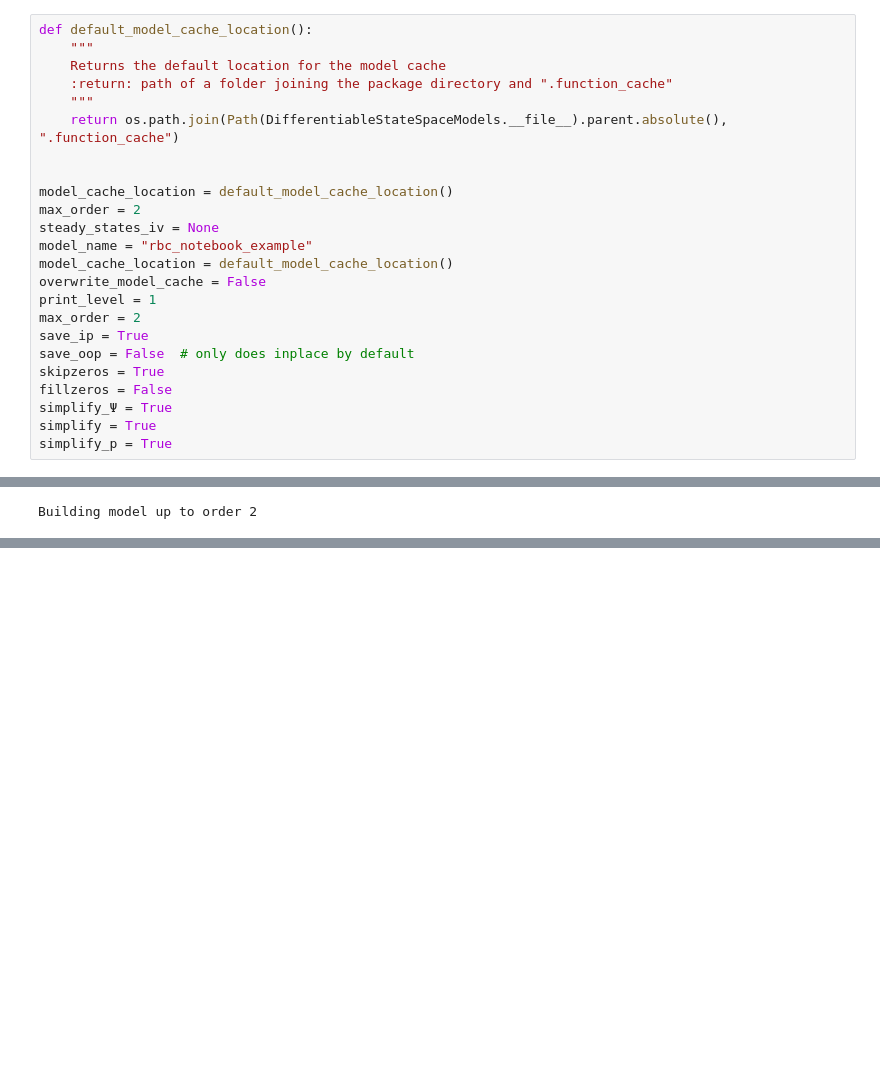
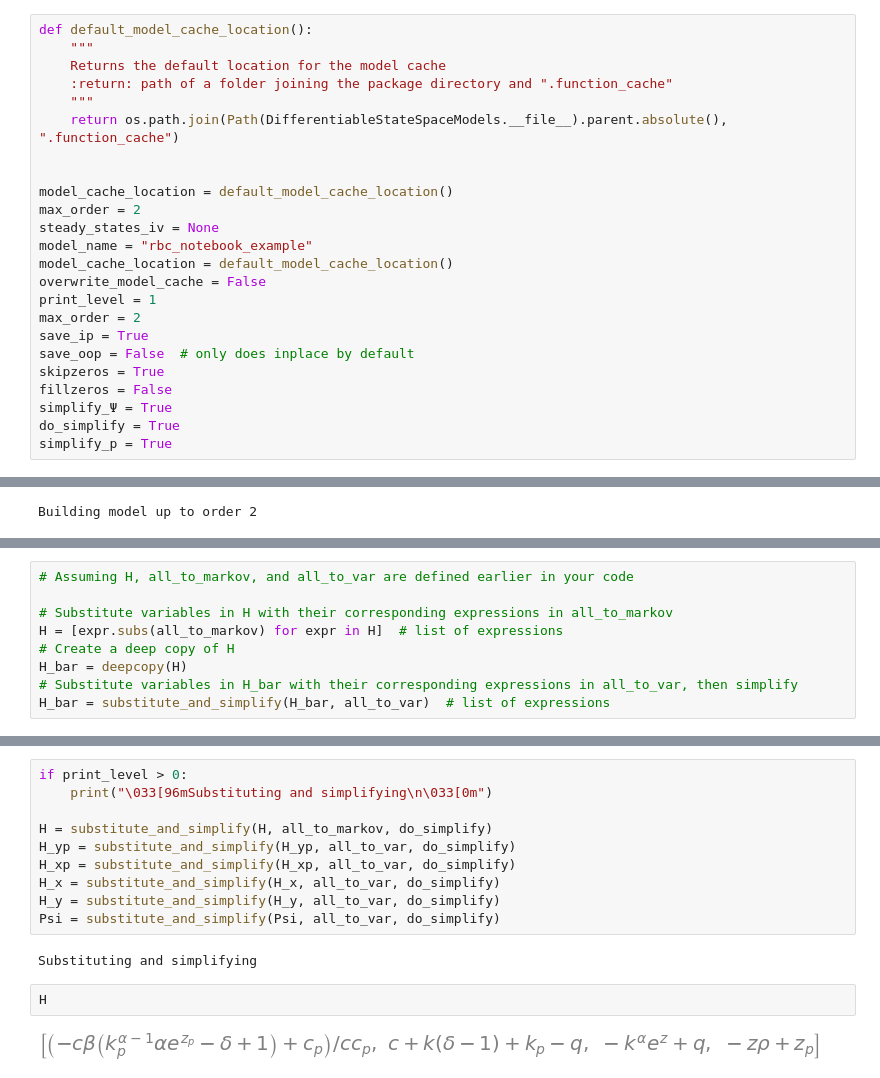
Before and after one commit to zhenqihu/TSRL-Internship-Exercise, a Jupyter notebook: notebooks/estimate_rbc.ipynb, the cells around one changed output, grey strips where cells are left out. Saved outputs shown, nothing was run; the diff lists cells and outputs as text; blank space fills up the shorter version.

```diff
--- a/notebooks/estimate_rbc.ipynb
+++ b/notebooks/estimate_rbc.ipynb
@@ -71,7 +70,7 @@ save_oop = False  # only does inplace by default
 skipzeros = True
 fillzeros = False
 simplify_Ψ = True
-simplify = True
+do_simplify = True
 simplify_p = True
 # %%
 # path of the module to be saved in the cache
@@ -142,0 +136,9 @@ $$\left[ k{\left(\infty \right)} = \left(\frac{δ - 1 + \frac{1}{β}}{α}\right)
+# %%
+# Assuming H, all_to_markov, and all_to_var are defined earlier in your code
+
+# Substitute variables in H with their corresponding expressions in all_to_markov
+H = [expr.subs(all_to_markov) for expr in H]  # list of expressions
+# Create a deep copy of H
+H_bar = deepcopy(H)
+# Substitute variables in H_bar with their corresponding expressions in all_to_var, then simplify
+H_bar = substitute_and_simplify(H_bar, all_to_var)  # list of expressions
@@ -142,0 +210,16 @@ $$\left[ k{\left(\infty \right)} = \left(\frac{δ - 1 + \frac{1}{β}}{α}\right)
+# %%
+if print_level > 0:
+    print("\033[96mSubstituting and simplifying\n\033[0m")
+
+H = substitute_and_simplify(H, all_to_markov, do_simplify)
+H_yp = substitute_and_simplify(H_yp, all_to_var, do_simplify)
+H_xp = substitute_and_simplify(H_xp, all_to_var, do_simplify)
+H_x = substitute_and_simplify(H_x, all_to_var, do_simplify)
+H_y = substitute_and_simplify(H_y, all_to_var, do_simplify)
+Psi = substitute_and_simplify(Psi, all_to_var, do_simplify)
+# %% [output]
+Substituting and simplifying
+# %%
+H
+# %% [output]
+[figure, added]
```
Also changed, not shown: parts of 20 cells of this notebook, 2 other files.
